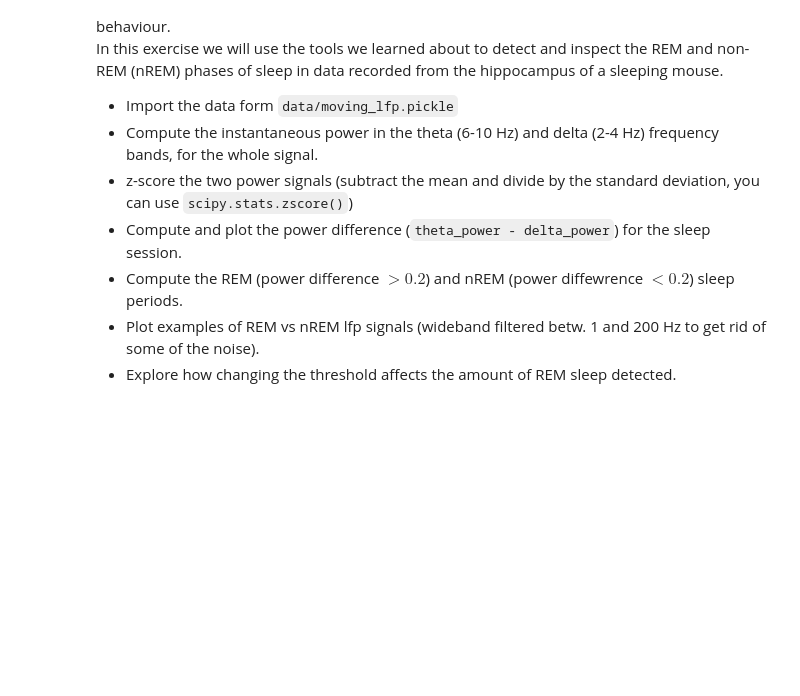
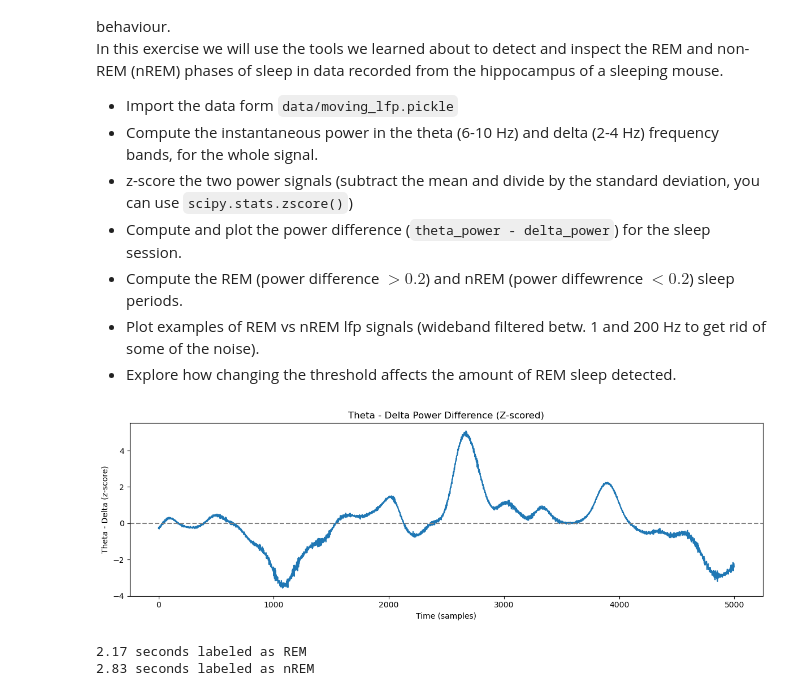
Before and after one commit to lschlinkheider/neuroanalysis, a Jupyter notebook: neural_data/01-local_field_potential/exercises.ipynb, the cells around one changed output. Cells and saved outputs as stored; diff of their text form; code cells hidden in the pictures; blank space fills up the shorter version.

```diff
--- a/neural_data/01-local_field_potential/exercises.ipynb
+++ b/neural_data/01-local_field_potential/exercises.ipynb
@@ -238,3 +237,55 @@ In this exercise we will use the tools we learned about to detect and inspect th
 - Compute the REM (power difference $>0.2$) and nREM (power diffewrence $<0.2$) sleep periods.
 - Plot examples of REM vs nREM lfp signals (wideband filtered betw. 1 and 200 Hz to get rid of some of the noise).
 - Explore how changing the threshold affects the amount of REM sleep detected.
+# %%
+from scipy.stats import zscore
+
+with open('data/sleep_lfp.pickle', 'rb') as handle:
+    lfp_data = pickle.load(handle)
+
+sleep_lfp = lfp_data['lfp']
+sampling_rate = lfp_data['sampling_rate']
+
+def compute_band_power(signal, sampling_rate, low_f, high_f):
+    signal = sleep_lfp[:int(5*sampling_rate)] # use 5 seconds first to reduce run time
+    signal = signal - np.mean(signal) # remove 0 frequency component
+    frequencies =  np.linspace(low_f, high_f, 50)/sampling_rate
+    wavelet = 'cmor1.0-1.0'
+    scales = scale2frequency(wavelet, frequencies)
+    cwtmatr, _ = cwt(signal, wavelet=wavelet, scales=scales, sampling_period=1.0/sampling_rate)
+    power = np.mean(np.abs(cwtmatr)**2, axis=0)
+    return power
+
+# theta and delta band power
+delta_power = compute_band_power(sleep_lfp, sampling_rate, 2, 4)
+theta_power = compute_band_power(sleep_lfp, sampling_rate, 6, 10)
+
+# z-score
+delta_z = zscore(delta_power)
+theta_z = zscore(theta_power)
+
+# power band difference
+pwr_diff = theta_z - delta_z
+
+# Plot power difference
+plt.figure(figsize=(12, 4))
+plt.plot(pwr_diff)
+plt.axhline(y=0, linestyle='--', color='gray')
+plt.title('Theta - Delta Power Difference (Z-scored)')
+plt.xlabel('Time (samples)')
+plt.ylabel('Theta - Delta (z-score)')
+plt.tight_layout()
+plt.show()
+
+# threshold to define REM and NREM
+rem = pwr_diff > 0.2
+nrem = pwr_diff < 0.2
+
+print(f'{np.sum(rem)/sampling_rate:.2f} seconds labeled as REM')
+print(f'{np.sum(nrem)/sampling_rate:.2f} seconds labeled as nREM')
+
+# plot examples of REM vs NREM LFP signal (wideband filtered between 1 and 200 Hz to get rid of some of the noise)
+# %% [output]
+[figure, added]
+2.17 seconds labeled as REM
+2.83 seconds labeled as nREM
```
Also changed, not shown: parts of 2 cells of this notebook.
